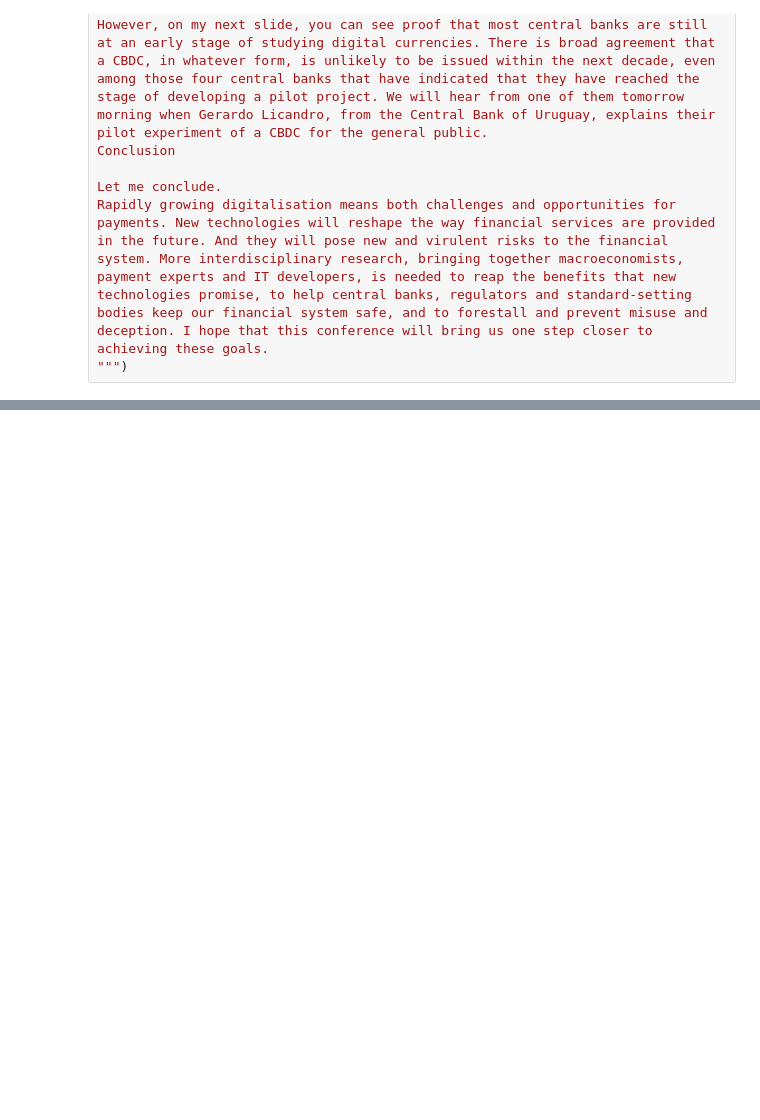
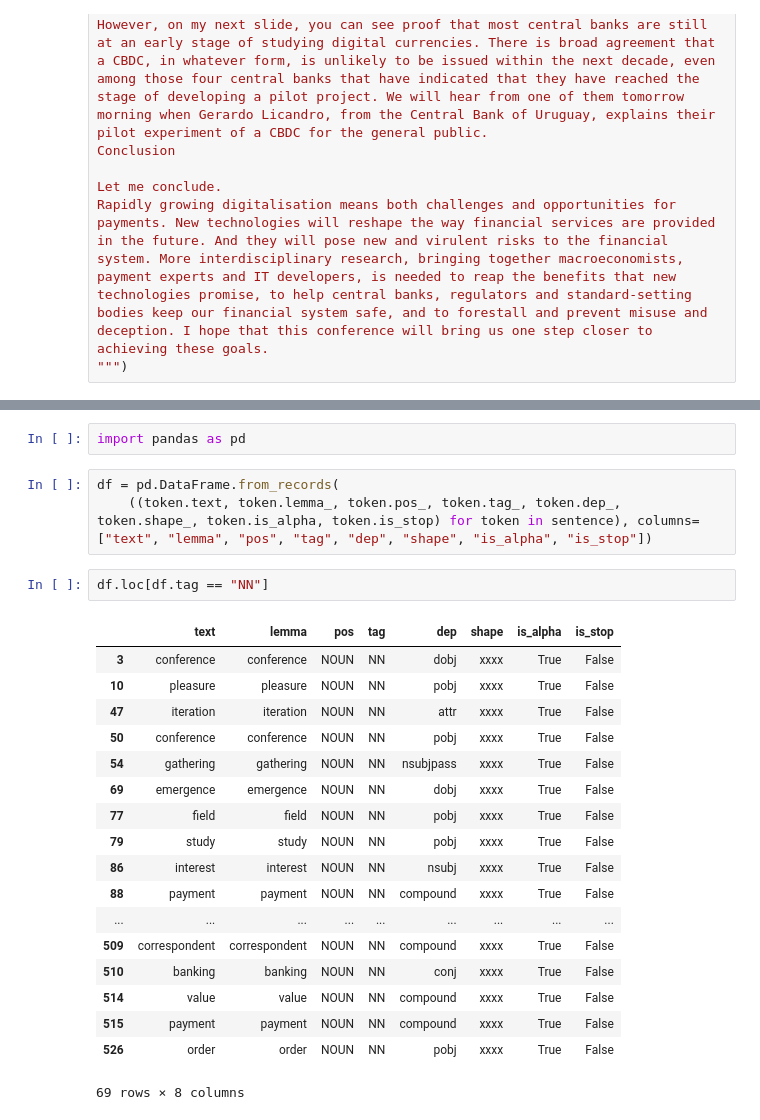
Before and after one commit to mvaz/nlp_blockchain_institutions, a Jupyter notebook: notebooks/FinancialEntityRecognizer.ipynb, the cells around one changed output, grey strips where cells are left out. Drawn from its saved outputs; the diff is of its cells as text; blank space fills up the shorter version.

```diff
--- a/notebooks/FinancialEntityRecognizer.ipynb
+++ b/notebooks/FinancialEntityRecognizer.ipynb
@@ -285,0 +324,26 @@ ruler.add_patterns?
+# %%
+import pandas as pd
+# %%
+df = pd.DataFrame.from_records(
+    ((token.text, token.lemma_, token.pos_, token.tag_, token.dep_, token.shape_, token.is_alpha, token.is_stop) for token in sentence), columns=["text", "lemma", "pos", "tag", "dep", "shape", "is_alpha", "is_stop"])
+# %%
+df.loc[df.tag == "NN"]
+# %% [output]
+|  | text | lemma | pos | tag | dep | shape | is_alpha | is_stop |
+| 3 | conference | conference | NOUN | NN | dobj | xxxx | True | False |
+| 10 | pleasure | pleasure | NOUN | NN | pobj | xxxx | True | False |
+| 47 | iteration | iteration | NOUN | NN | attr | xxxx | True | False |
+| 50 | conference | conference | NOUN | NN | pobj | xxxx | True | False |
+| 54 | gathering | gathering | NOUN | NN | nsubjpass | xxxx | True | False |
+| 69 | emergence | emergence | NOUN | NN | dobj | xxxx | True | False |
+| 77 | field | field | NOUN | NN | pobj | xxxx | True | False |
+| 79 | study | study | NOUN | NN | pobj | xxxx | True | False |
+| 86 | interest | interest | NOUN | NN | nsubj | xxxx | True | False |
+| 88 | payment | payment | NOUN | NN | compound | xxxx | True | False |
+| ... | ... | ... | ... | ... | ... | ... | ... | ... |
+| 509 | correspondent | correspondent | NOUN | NN | compound | xxxx | True | False |
+| 510 | banking | banking | NOUN | NN | conj | xxxx | True | False |
+| 514 | value | value | NOUN | NN | compound | xxxx | True | False |
+| 515 | payment | payment | NOUN | NN | compound | xxxx | True | False |
+| 526 | order | order | NOUN | NN | pobj | xxxx | True | False |
+69 rows × 8 columns
```
Also changed, not shown: parts of 33 cells of this notebook, 2 other files.
